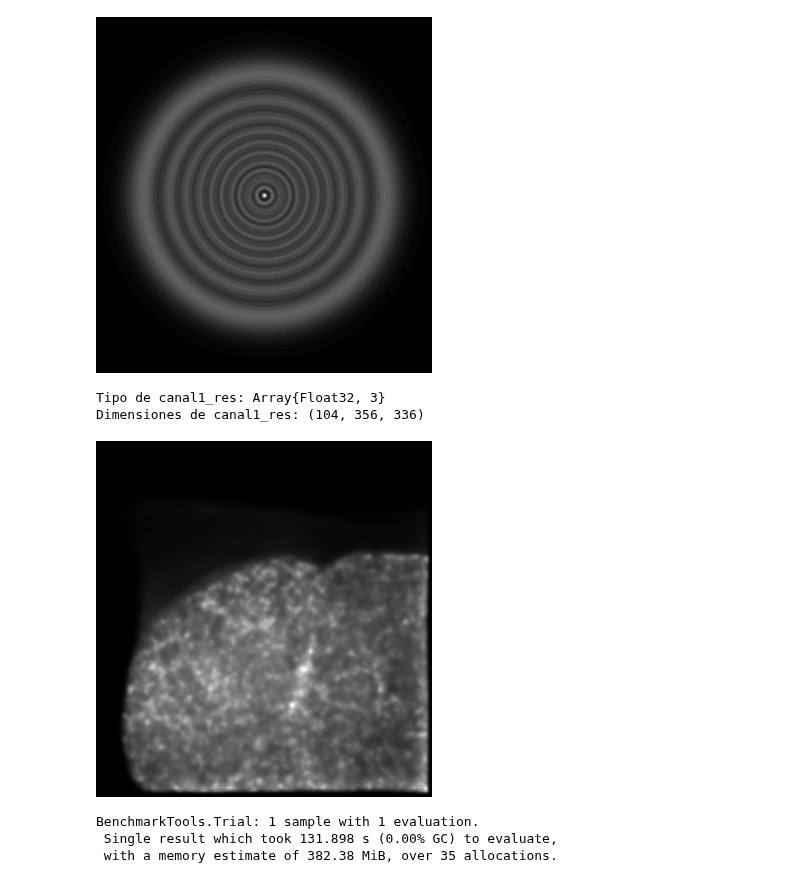
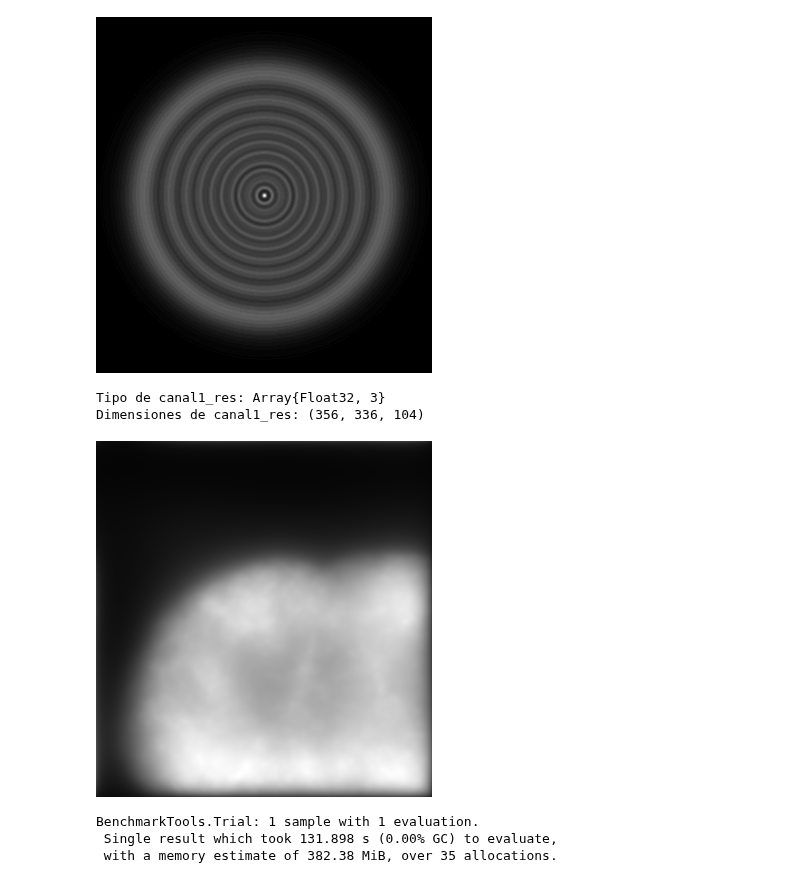
Before and after one commit to Jimena163/TFGNotebook, a Jupyter notebook: 3D_Julia_MAC.ipynb, the cells around one changed output. Cells and saved outputs as stored; diff of their text form; code cells hidden in the pictures.

```diff
--- a/3D_Julia_MAC.ipynb
+++ b/3D_Julia_MAC.ipynb
@@ -218,12 +218,15 @@ function load_image_stack(folder_path::String)
     height, width = size(first_image)
 
     # Crear una matriz 3D vacía para almacenar las imágenes
-    image_stack = Array{Float32, 3}(undef, length(files), height, width)
+    image_stack = Array{Float32, 3}(undef, height, width,length(files))
+
+    # Leer el rango de valores para normalización
+    max_val = Float32(maximum(first_image)) # Valor máximo para normalización
 
     # Cargar cada imagen en la matriz 3D y convertir a Float32
     for (i, file) in enumerate(files)
         image = load(joinpath(folder_path, file))
-        image_stack[i, :, :] = float(image)
+        image_stack[:, :, i] = Float32.(image) / max_val
     end
 
     return image_stack
@@ -238,8 +309,8 @@ imagePath = "/Users/yi/TFGNotebook/CElegans-CY3"
 psfPath = "/Users/yi/TFGNotebook/PSF-CElegans-CY3"
 
 # Cargar las imágenes en una matriz 3D
-image_stack = load_image_stack(imagePath)[:, 1:356, 1:336]
-psf_stack = load_image_stack(psfPath)[:, 179:534, 169:504] #mitad +152
+image_stack = load_image_stack(imagePath)[1:356, 1:336, :]
+psf_stack = load_image_stack(psfPath)[179:534, 169:504,:] #mitad +152
 
 #save("imagenOriginal_CANAL1.png", image_stack[52, :, :]/maximum(image_stack))
 
@@ -247,4 +318,5 @@ psf_stack = load_image_stack(psfPath)[:, 179:534, 169:504] #mitad +152
 println(size(image_stack))
 println("image_stack element type: ", eltype(image_stack))
 println(size(psf_stack))
+maximum(image_stack)
 # %% [output]
@@ -256,7 +329,7 @@ colorview(Gray, psf_stack[1,:,:]/maximum(psf_stack[1,:,:]))
 # %% [output]
 [figure]
 # %%
-num_iter = 300
+num_iter = 10
 
 canal1_res = richardson_lucy_iterative(image_stack, ifftshift(psf_stack), regularizer=nothing, iterations=num_iter);
 # %%
@@ -265,13 +338,13 @@ println("Tipo de canal1_res: ", typeof(canal1_res))
 println("Dimensiones de canal1_res: ", size(canal1_res))
 # %% [output]
 Tipo de canal1_res: Array{Float32, 3}
-Dimensiones de canal1_res: (104, 356, 336)
+Dimensiones de canal1_res: (356, 336, 104)
 # %%
-colorview(Gray, canal1_res[52,:,:]/maximum(canal1_res[52,:,:]))
+colorview(Gray, canal1_res[:,:,52]/maximum(canal1_res[:,:,52]))
 
-#save("deconvolved_CElegans_Julia_CANAL1.png", canal1_res[52,:,:]/maximum(canal1_res[52,:,:]))
+#save("Julia_CANAL1_1iter.png", canal1_res[:,:,52]/maximum(canal1_res[:,:,52]))
 # %% [output]
-[figure, old version]
+[figure, new version]
 # %%
 @benchmark richardson_lucy_iterative(image_stack, ifftshift(psf_stack), regularizer=nothing, iterations=300) samples=1
 # %% [output]
```
Also changed, not shown: parts of 13 cells of this notebook, 21 other files.
